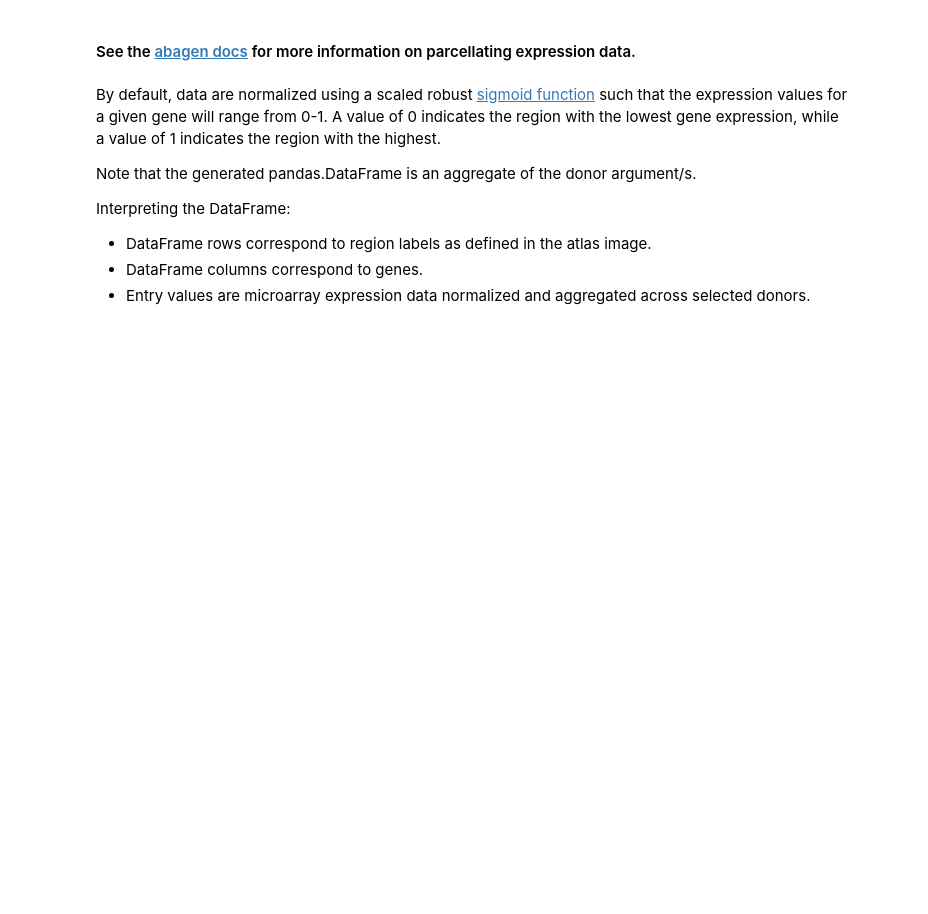
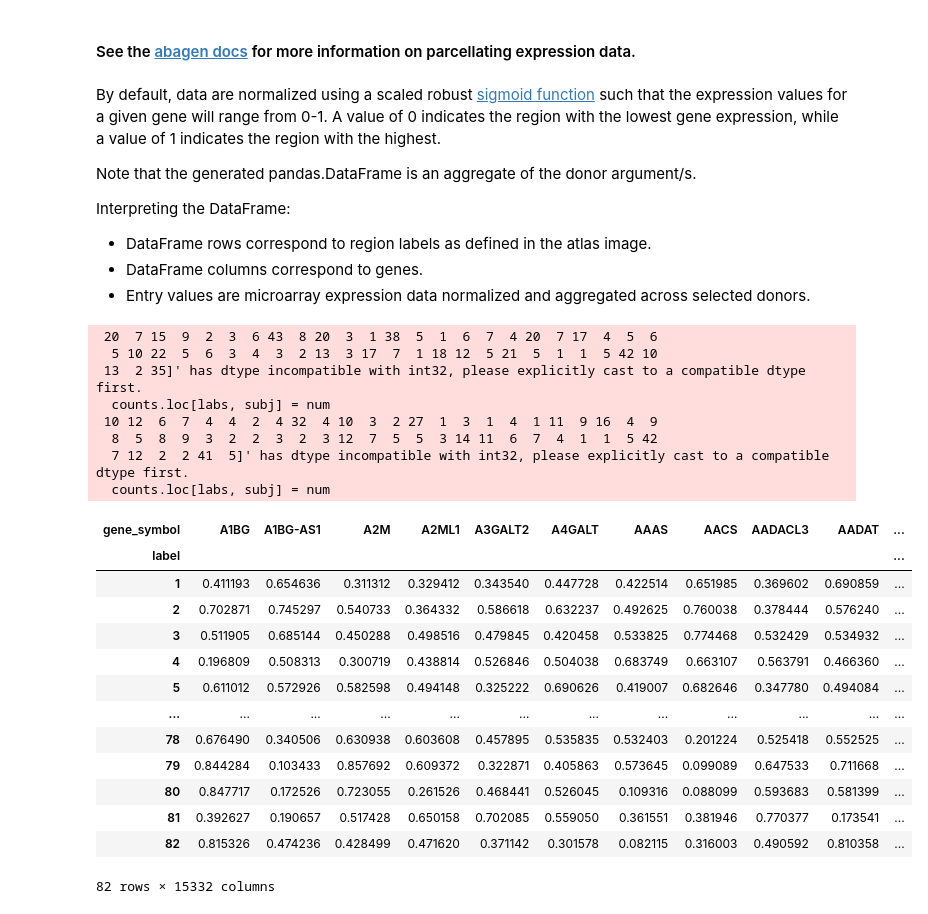
Before and after one commit to umbertogherardi/allen-human-brain-atlas, a Jupyter notebook: ahba.ipynb, the cells around one changed output. Saved outputs shown, nothing was run; the diff lists cells and outputs as text; code cells hidden in the pictures; blank space fills up the shorter version.

Commit message:
Update abagen library

```diff
--- a/ahba.ipynb
+++ b/ahba.ipynb
@@ -143,8 +143,31 @@ Interpreting the DataFrame:
 # %%
 # To obtain all donor image data
 #expression = abagen.get_expression_data(atlas['image'])
 
 # When using a volumetric image, it is recommended to include the additional information on the parcellation
 # Note that the following function call loads all our data into memory, and will therefore be quite time-consuming
-expression = abagen.get_expression_data(atlas['image'], atlas['info'])
+expression = abagen.get_expression_data(atlas['image'], atlas['info'], donors=['9861', '10021'])
 expression
+# %% [output]
+ 20  7 15  9  2  3  6 43  8 20  3  1 38  5  1  6  7  4 20  7 17  4  5  6
+  5 10 22  5  6  3  4  3  2 13  3 17  7  1 18 12  5 21  5  1  1  5 42 10
+ 13  2 35]' has dtype incompatible with int32, please explicitly cast to a compatible dtype first.
+  counts.loc[labs, subj] = num
+ 10 12  6  7  4  4  2  4 32  4 10  3  2 27  1  3  1  4  1 11  9 16  4  9
+  8  5  8  9  3  2  2  3  2  3 12  7  5  5  3 14 11  6  7  4  1  1  5 42
+  7 12  2  2 41  5]' has dtype incompatible with int32, please explicitly cast to a compatible dtype first.
+  counts.loc[labs, subj] = num
+| gene_symbol | A1BG | A1BG-AS1 | A2M | A2ML1 | A3GALT2 | A4GALT | AAAS | AACS | AADACL3 | AADAT | ... |
+| label |  |  |  |  |  |  |  |  |  |  | ... |
+| 1 | 0.411193 | 0.654636 | 0.311312 | 0.329412 | 0.343540 | 0.447728 | 0.422514 | 0.651985 | 0.369602 | 0.690859 | ... |
+| 2 | 0.702871 | 0.745297 | 0.540733 | 0.364332 | 0.586618 | 0.632237 | 0.492625 | 0.760038 | 0.378444 | 0.576240 | ... |
+| 3 | 0.511905 | 0.685144 | 0.450288 | 0.498516 | 0.479845 | 0.420458 | 0.533825 | 0.774468 | 0.532429 | 0.534932 | ... |
+| 4 | 0.196809 | 0.508313 | 0.300719 | 0.438814 | 0.526846 | 0.504038 | 0.683749 | 0.663107 | 0.563791 | 0.466360 | ... |
+| 5 | 0.611012 | 0.572926 | 0.582598 | 0.494148 | 0.325222 | 0.690626 | 0.419007 | 0.682646 | 0.347780 | 0.494084 | ... |
+| ... | ... | ... | ... | ... | ... | ... | ... | ... | ... | ... | ... |
+| 78 | 0.676490 | 0.340506 | 0.630938 | 0.603608 | 0.457895 | 0.535835 | 0.532403 | 0.201224 | 0.525418 | 0.552525 | ... |
+| 79 | 0.844284 | 0.103433 | 0.857692 | 0.609372 | 0.322871 | 0.405863 | 0.573645 | 0.099089 | 0.647533 | 0.711668 | ... |
+| 80 | 0.847717 | 0.172526 | 0.723055 | 0.261526 | 0.468441 | 0.526045 | 0.109316 | 0.088099 | 0.593683 | 0.581399 | ... |
+| 81 | 0.392627 | 0.190657 | 0.517428 | 0.650158 | 0.702085 | 0.559050 | 0.361551 | 0.381946 | 0.770377 | 0.173541 | ... |
+| 82 | 0.815326 | 0.474236 | 0.428499 | 0.471620 | 0.371142 | 0.301578 | 0.082115 | 0.316003 | 0.490592 | 0.810358 | ... |
+82 rows × 15332 columns
```
Also changed, not shown: 2 other files.
